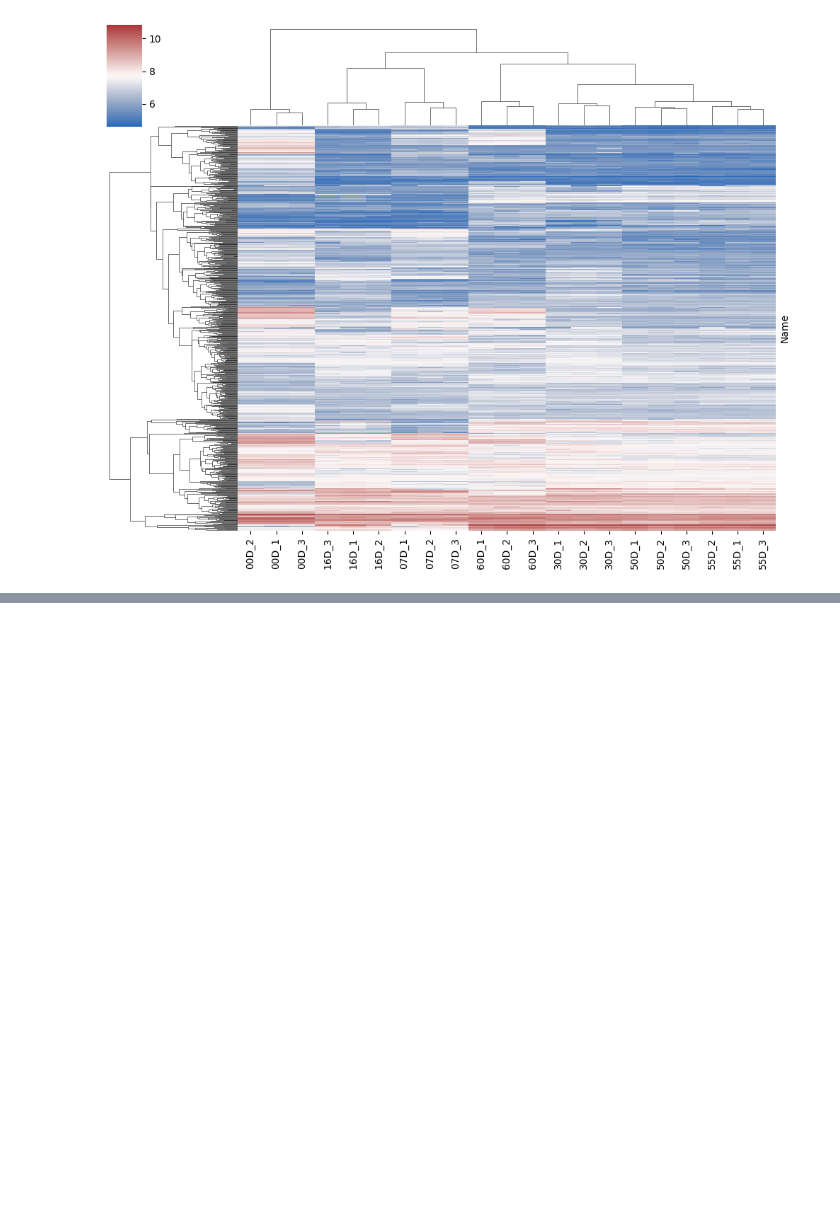
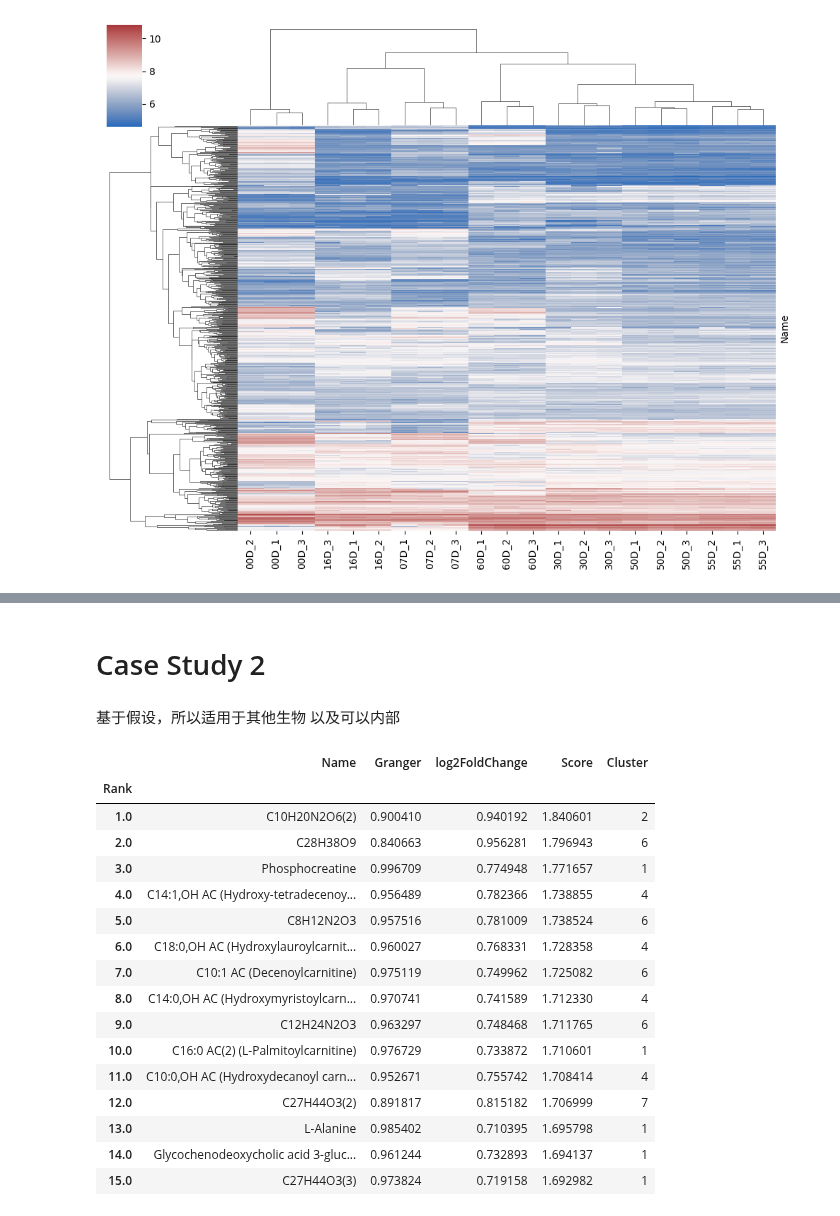
Before and after one commit to Bowen999/catbridge, a Jupyter notebook: demo.ipynb, the cells around one changed output, grey strips where cells are left out. Cells and saved outputs as stored; diff of their text form; code cells hidden in the pictures; blank space fills up the shorter version.

```diff
--- a/demo.ipynb
+++ b/demo.ipynb
@@ -268,0 +155,28 @@ plt.show()
+# %% [markdown]
+# Case Study 2
+# %% [markdown]
+基于假设，所以适用于其他生物
+以及可以内部
+# %%
+human_metabo = 'human/metabolites.csv'
+
+result2 = cat.pipeline(human_metabo, human_metabo, None, None, 'Creatinine', 8, None)
+result2.head(15)
+# %% [output]
+|  | Name | Granger | log2FoldChange | Score | Cluster |
+| Rank |  |  |  |  |  |
+| 1.0 | C10H20N2O6(2) | 0.900410 | 0.940192 | 1.840601 | 2 |
+| 2.0 | C28H38O9 | 0.840663 | 0.956281 | 1.796943 | 6 |
+| 3.0 | Phosphocreatine | 0.996709 | 0.774948 | 1.771657 | 1 |
+| 4.0 | C14:1,OH AC (Hydroxy-tetradecenoy... | 0.956489 | 0.782366 | 1.738855 | 4 |
+| 5.0 | C8H12N2O3 | 0.957516 | 0.781009 | 1.738524 | 6 |
+| 6.0 | C18:0,OH AC (Hydroxylauroylcarnit... | 0.960027 | 0.768331 | 1.728358 | 4 |
+| 7.0 | C10:1 AC (Decenoylcarnitine) | 0.975119 | 0.749962 | 1.725082 | 6 |
+| 8.0 | C14:0,OH AC (Hydroxymyristoylcarn... | 0.970741 | 0.741589 | 1.712330 | 4 |
+| 9.0 | C12H24N2O3 | 0.963297 | 0.748468 | 1.711765 | 6 |
+| 10.0 | C16:0 AC(2) (L-Palmitoylcarnitine) | 0.976729 | 0.733872 | 1.710601 | 1 |
+| 11.0 | C10:0,OH AC (Hydroxydecanoyl carn... | 0.952671 | 0.755742 | 1.708414 | 4 |
+| 12.0 | C27H44O3(2) | 0.891817 | 0.815182 | 1.706999 | 7 |
+| 13.0 | L-Alanine | 0.985402 | 0.710395 | 1.695798 | 1 |
+| 14.0 | Glycochenodeoxycholic acid 3-gluc... | 0.961244 | 0.732893 | 1.694137 | 1 |
+| 15.0 | C27H44O3(3) | 0.973824 | 0.719158 | 1.692982 | 1 |
```
Also changed, not shown: parts of 74 cells of this notebook, 1 other file.
